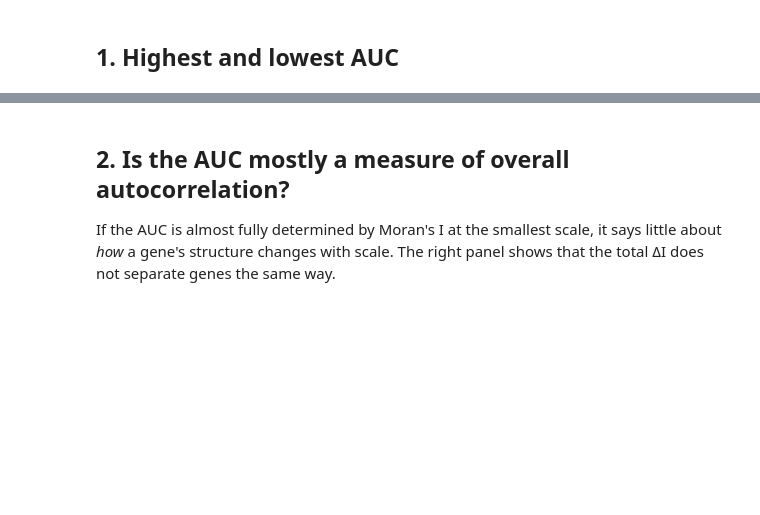
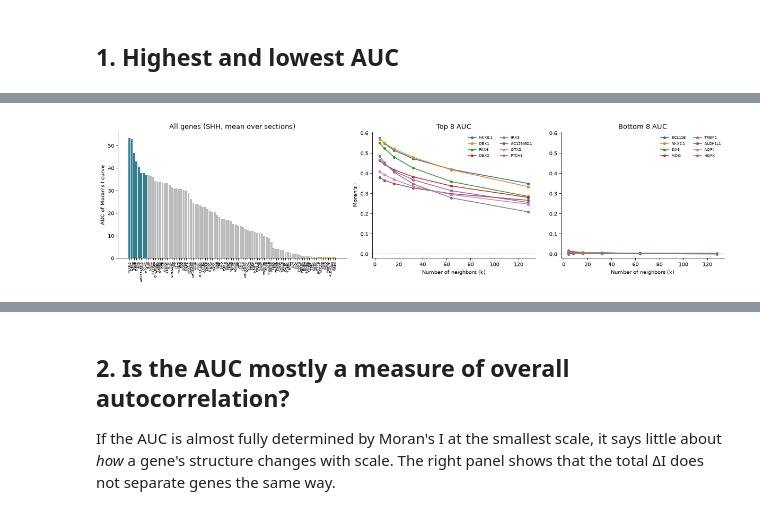
Before and after one commit to theislab/InterScale_reproducibility, a Jupyter notebook: notebooks/legnini_23/3b_moran_local_global.ipynb, the cells around one changed output, grey strips where cells are left out. Drawn from its saved outputs; the diff is of its cells as text; code cells hidden in the pictures; blank space fills up the shorter version.

```diff
--- a/notebooks/legnini_23/3b_moran_local_global.ipynb
+++ b/notebooks/legnini_23/3b_moran_local_global.ipynb
@@ -77,16 +84,15 @@ if GRAPH == "knn":
     SCALE_COL, SCALES, XLABEL = "k", list(KS), "Number of neighbors (k)"
 else:
     SCALE_COL, XLABEL = "radius", "Radius (coordinate units, px)"
-    SCALES = list(radii_from_knn(adata, ks=KS, library_key=LIBRARY_KEY))
+    SCALES = list(tl.radii_from_knn(adata, ks=KS, library_key=LIBRARY_KEY))  # prints the radius used per k
 SPLIT = SCALES[list(KS).index(K_SPLIT)]
 
-prof_sec = moran_profile(
-    adata_cond, ks=KS, graph=GRAPH, radii=SCALES if GRAPH == "radius" else None,
+isc.tl.moran_scale(
+    adata_cond, ks=KS, graph=GRAPH, radii=SCALES if GRAPH == "radius" else None, split=SPLIT,
     library_key=LIBRARY_KEY, layer=LAYER, per_library=True,
 )
+prof_sec = adata_cond.uns["moran_scale"]["profile_per_library"]
 prof_sec.to_csv(FIG_DIR / f"moran_profile_{CONDITION}_per_section.csv", index=False)
-
-# mean Moran curve over sections (genes not expressed in a section are NaN there and skipped)
-prof = prof_sec.groupby(["feature", SCALE_COL], as_index=False)["I"].mean()
+prof = adata_cond.uns["moran_scale"]["profile"]
 I = prof.pivot(index="feature", columns=SCALE_COL, values="I")[SCALES]
 print(f"{I.shape[0]} genes, {prof_sec['library'].nunique()} {CONDITION} sections")
@@ -93,9 +114,9 @@ print(f"{I.shape[0]} genes, {prof_sec['library'].nunique()} {CONDITION} sections
 # %% [markdown]
 ## Summary statistics per gene
 # %%
-stats = moran_delta(prof, split=SPLIT).merge(moran_auc(prof), on="feature")
-# positive: the gene loses its autocorrelation mainly within small neighborhoods (local pattern)
-stats["local_index"] = stats["slope_local"] - stats["slope_global"]
+# local_index = slope_local - slope_global; positive: the gene loses its autocorrelation mainly within small
+# neighborhoods (local pattern)
+stats = adata_cond.uns["moran_scale"]["stats"].copy()
 stats["structured"] = stats["I_min"] >= MIN_I
 stats = stats.sort_values("auc", ascending=False).reset_index(drop=True)
 stats.to_csv(FIG_DIR / f"moran_local_global_{CONDITION}_split{K_SPLIT}.csv", index=False)
@@ -106,30 +148,37 @@ display(stats.round(3).head(10))
 # %%
 def label_points(ax, x, y, labels, fontsize=7, **kw):
     for xi, yi, lab in zip(x, y, labels):
         ax.annotate(lab, (xi, yi), xytext=(3, 3), textcoords="offset points", fontsize=fontsize, **kw)
 
 
 top_auc = stats.head(N_TOP)["feature"].tolist()
 low_auc = stats.tail(N_TOP)["feature"].tolist()
 
 fig, axes = plt.subplots(1, 3, figsize=(16, 4.3), gridspec_kw={"width_ratios": [1.4, 1, 1]})
 ax = axes[0]
 ranked = stats.sort_values("auc", ascending=False).reset_index(drop=True)
 colors = [COLOR_GLOBAL if g in top_auc else COLOR_LOCAL if g in low_auc else COLOR_OTHER for g in ranked["feature"]]
 ax.bar(range(len(ranked)), ranked["auc"], color=colors, width=0.85)
 ax.set_xticks(range(len(ranked)), ranked["feature"], rotation=90, fontsize=6)
 ax.set_ylabel("AUC of Moran's I curve")
 ax.set_title(f"All genes ({CONDITION}, mean over sections)")
 for ax, genes, title in [(axes[1], top_auc, f"Top {N_TOP} AUC"), (axes[2], low_auc, f"Bottom {N_TOP} AUC")]:
     for g, c in zip(genes, plt.get_cmap("tab10").colors):
         ax.plot(SCALES, I.loc[g], marker="o", ms=4, color=c, label=g)
     ax.set_title(title)
     ax.set_xlabel(XLABEL)
     ax.legend(frameon=False, fontsize=7, ncol=2)
 axes[1].set_ylabel("Moran's I")
-axes[2].set_ylim(axes[1].get_ylim())
+# common y-axis from 0 so both panels are comparable (bottom-AUC genes have I close to 0)
+I_shown = I.loc[top_auc + low_auc]
+ylim = (min(0, I_shown.values.min()) - 0.02, I_shown.values.max() + 0.03)
+for a in axes[1:]:
+    a.set_ylim(ylim)
+    a.axhline(0, ls="--", lw=0.8, color="grey")
 for a in axes:
     a.spines[["top", "right"]].set_visible(False)
 plt.tight_layout()
 plt.savefig(FIG_DIR / "auc_ranking.png", dpi=PLOT_CFG["dpi_save"], bbox_inches="tight")
 plt.show()
+# %% [output]
+[figure, added]
```
Also changed, not shown: parts of 16 cells of this notebook, 32 other files.
